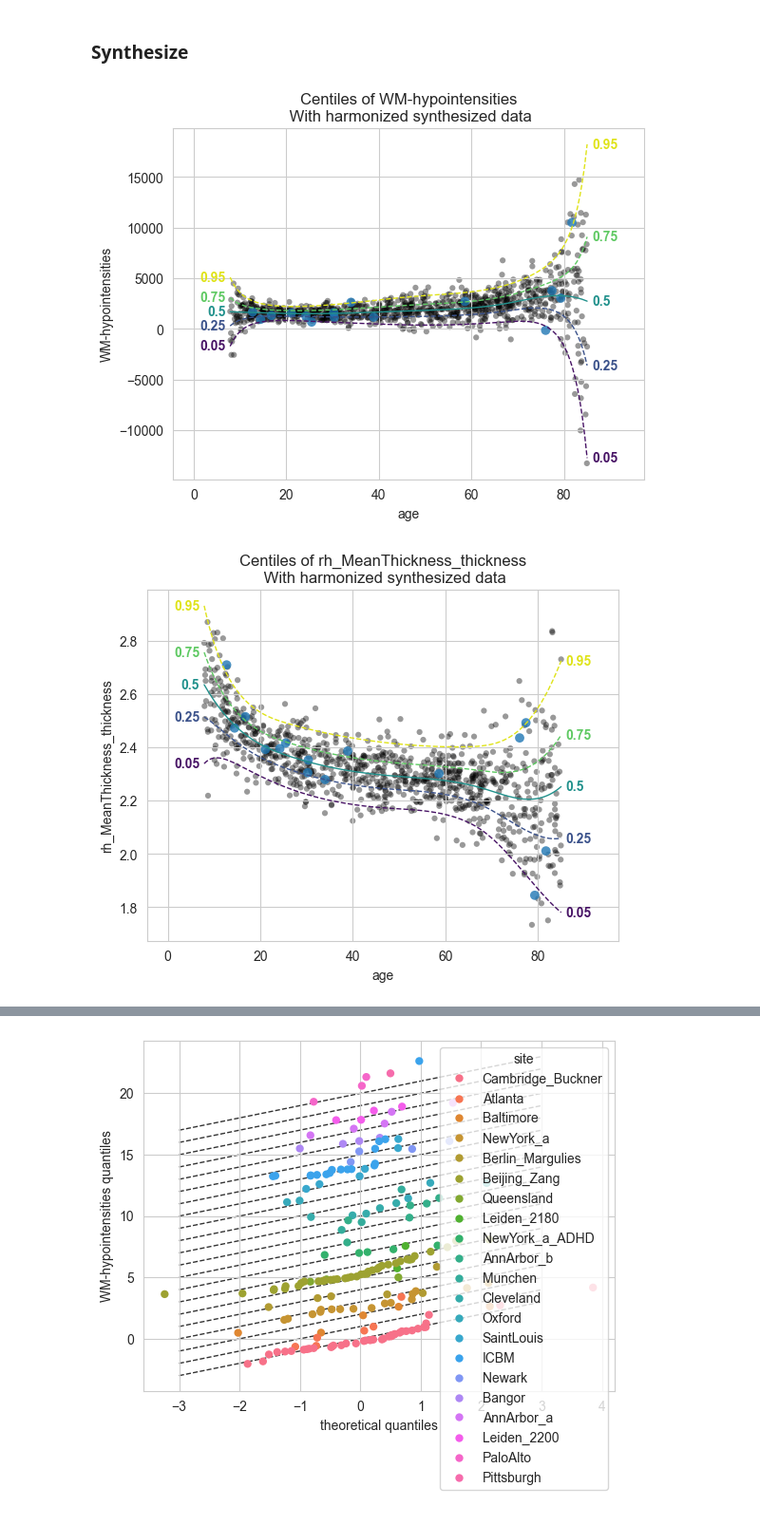
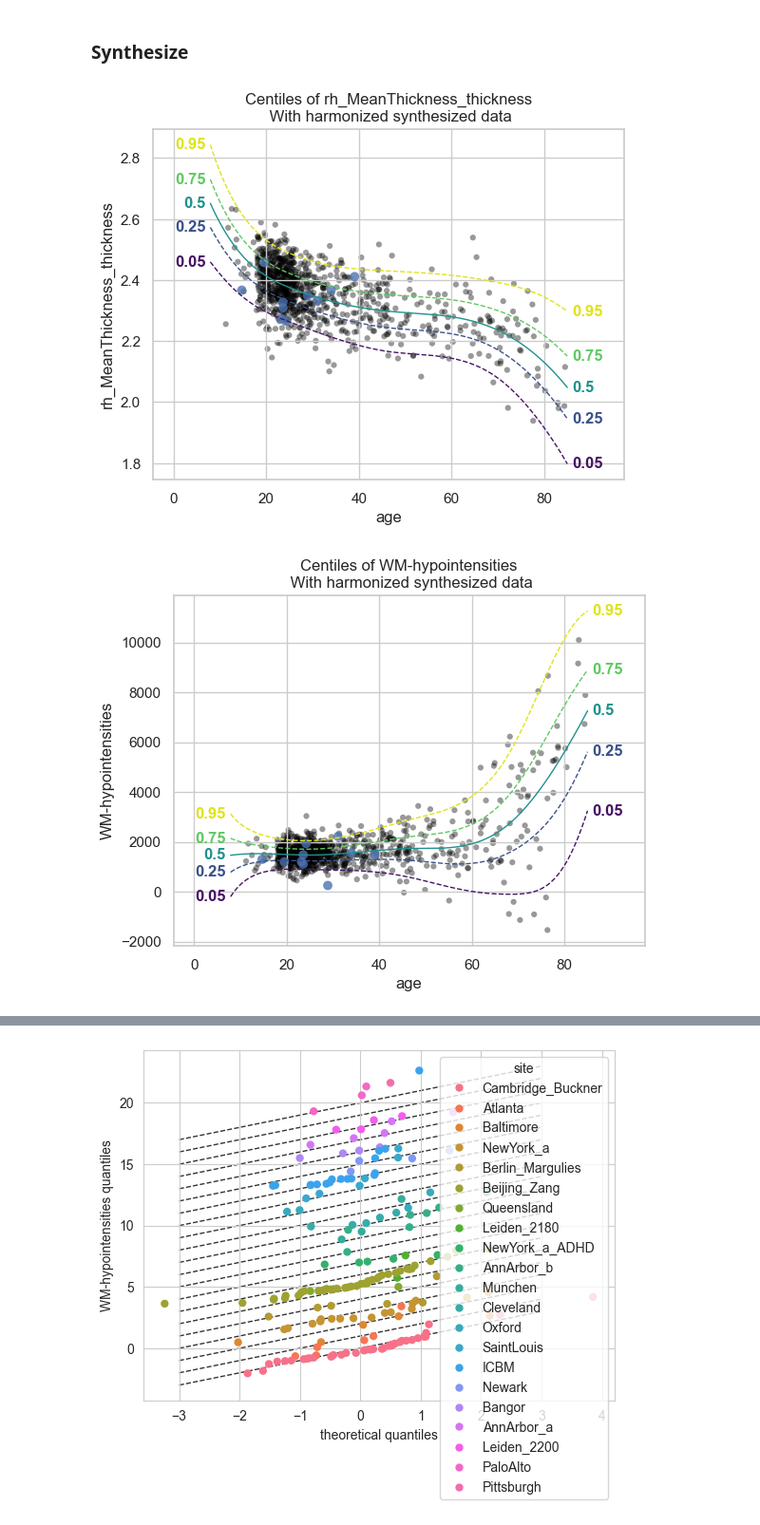
Before and after one commit to amarquand/PCNtoolkit, a Jupyter notebook: examples/normative_modelling.ipynb, the cells around one changed output, grey strips where cells are left out. Shown at 95% size. Saved outputs shown, nothing was run; the diff lists cells and outputs as text; code cells hidden in the pictures.

```diff
--- a/examples/normative_modelling.ipynb
+++ b/examples/normative_modelling.ipynb
@@ -42,18 +42,21 @@ pcntoolkit.util.output.Output.set_show_messages(False)
 First we download a small example dataset from github. Saving this dataset on your local device (under 'resources/data/fcon1000.csv' for example) saves time and bandwidth if you re-run this notebook.
 # %%
 def load_fcon1000():
-    resource_dir = "resources"
+    resource_dir = "pcntoolkit_resources"
     os.makedirs(os.path.join(resource_dir, "data"), exist_ok=True)
-    if not os.path.exists("resources/data/fcon1000.csv"):
+    if not os.path.exists(os.path.join(resource_dir, "data/fcon1000.csv")):
         pd.read_csv(
             "https://raw.githubusercontent.com/predictive-clinical-neuroscience/PCNtoolkit-demo/refs/heads/main/data/fcon1000.csv"
-        ).to_csv("resources/data/fcon1000.csv", index=False)
+        ).to_csv(os.path.join(resource_dir, "data/fcon1000.csv"), index=False)
 
-    data = pd.read_csv("resources/data/fcon1000.csv")
+    data = pd.read_csv(os.path.join(resource_dir, "data/fcon1000.csv"))
     subject_ids = ["sub_id"]
     covariates = ["age"]
     batch_effects = ["sex", "site"]
-    response_vars = data.columns[3:220]
+    # response_vars = data.columns[3:7]
+    for i, d in enumerate(data.columns):
+        print(i, d)
+    response_vars = ["rh_MeanThickness_thickness", "WM-hypointensities"]
     norm_data = NormData.from_dataframe(
         name="fcon1000",
         dataframe=data,
@@ -63,13 +66,3 @@ def load_fcon1000():
         subject_ids=subject_ids,
     )
     return norm_data
-
-
-norm_data = load_fcon1000()
-# Leave two sites out for doing transfer and extend later
-transfer_sites = ["Milwaukee_b", "Oulu"]
-transfer_data, fit_data = norm_data.split_batch_effects({"site": transfer_sites}, names=("transfer", "fit"))
-
-# Split into train and test sets
-train, test = fit_data.train_test_split()
-transfer_train, transfer_test = transfer_data.train_test_split()
@@ -125,8 +147,8 @@ mu = make_prior(
         random=True,
         # Mu is the mean of the intercept, which is normally distributed with a mean of 0 and a standard deviation of 1.
         mu=make_prior(dist_name="Normal", dist_params=(1.0, 1.0)),
-        # Sigma is the scale at which the intercepts vary. It is a positive parameter, so we use a half-normal distribution.
-        sigma=make_prior(dist_name="Gamma", dist_params=(3.0, 1.0)),
+        # Sigma is the scale at which the intercepts vary. It is a positive parameter, so we have to map it to the positive domain.
+        sigma=make_prior(dist_name="Normal", dist_params=(0.0, 1.0), mapping="softplus", mapping_params=(0.0, 3.0)),
     ),
     # We use a B-spline basis function to allow for non-linearity in the mean.
     basis_function=BsplineBasisFunction(basis_column=0, nknots=5, degree=3),
@@ -174,22 +196,6 @@ template_hbr = HBR(
         sigma,
     ),
 )
-
-# BLR model
-template_blr = BLR(
-    name="template",
-    n_iter=1000,
-    tol=1e-8,
-    optimizer="l-bfgs-b",
-    l_bfgs_b_epsilon=0.1,
-    l_bfgs_b_l=0.1,
-    l_bfgs_b_norm="l2",
-    fixed_effect=True,
-    basis_function_mean=BsplineBasisFunction(basis_column=0, degree=3, nknots=5),
-    heteroskedastic=True,
-    basis_function_var=BsplineBasisFunction(basis_column=0, degree=3, nknots=5),
-    fixed_effect_var=True,
-)
 # %% [markdown]
 After specifying the regression model, we can configure a normative model.
 
@@ -316,20 +327,20 @@ plt.show()
 # %% [markdown]
 ### Synthesize
 # %%
-synthetic_data = model.synthesize(covariate_range_per_batch_effect=False)  # <- also easy
+synthetic_data = model.synthesize(covariate_range_per_batch_effect=True)  # <- also easy
 plot_centiles(
     model,
     covariate="age",  # Which covariate to plot on the x-axis
     covariate_range=(None, None),
     batch_effects=None,  # You can set this to "all" to show all batch effects
     scatter_data=synthetic_data,
     show_other_data=True,  # Show data points that do not match any batch effects
     harmonize_data=True,  # Set this to False to see the difference
     show_legend=False,
 )
 # %% [output]
-[figure, old version]
+[figure, new version]
-[figure, old version]
+[figure, new version]
 # %%
 # Synthesize new Y data for existing X data
 new_test_data = test.copy()
```
Also changed, not shown: parts of 12 cells of this notebook, 4 other files.
